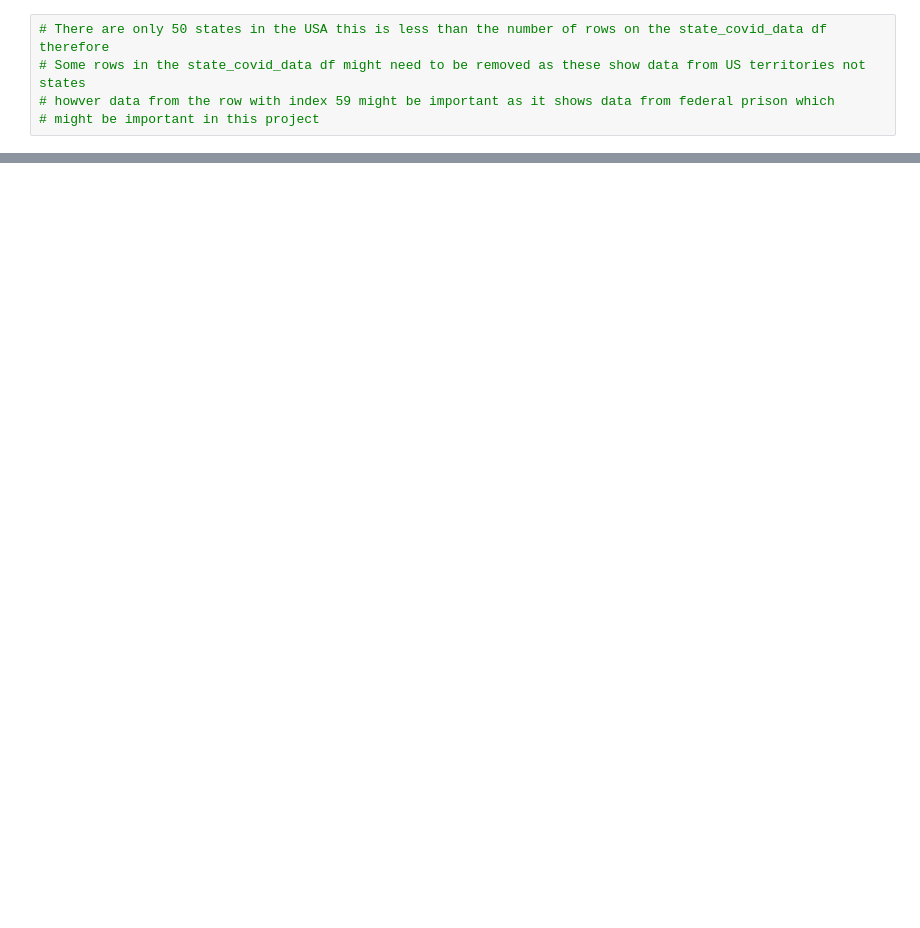
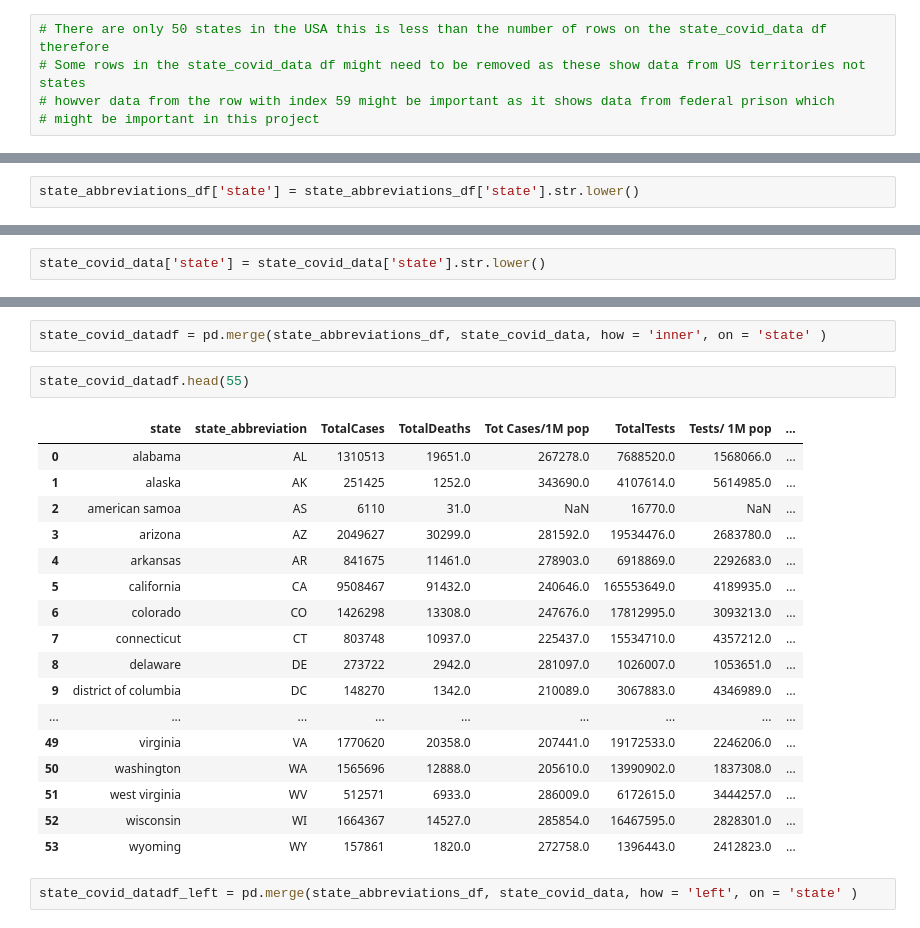
Before and after one commit to dianaagustinaf/covid-in-US-prisons, a Jupyter notebook: data_from_web.ipynb, the cells around one changed output, grey strips where cells are left out. Drawn from its saved outputs; the diff is of its cells as text; blank space fills up the shorter version.

```diff
--- a/data_from_web.ipynb
+++ b/data_from_web.ipynb
@@ -196,0 +159,2 @@ state_covid_data.head(65)
+# %%
+state_abbreviations_df['state'] = state_abbreviations_df['state'].str.lower()
@@ -196,0 +170,2 @@ state_covid_data.head(65)
+# %%
+state_covid_data['state'] = state_covid_data['state'].str.lower()
@@ -196,0 +181,24 @@ state_covid_data.head(65)
+# %%
+state_covid_datadf = pd.merge(state_abbreviations_df, state_covid_data, how = 'inner', on = 'state' )
+# %%
+state_covid_datadf.head(55)
+# %% [output]
+|  | state | state_abbreviation | TotalCases | TotalDeaths | Tot Cases/1M pop | TotalTests | Tests/ 1M pop | ... |
+| 0 | alabama | AL | 1310513 | 19651.0 | 267278.0 | 7688520.0 | 1568066.0 | ... |
+| 1 | alaska | AK | 251425 | 1252.0 | 343690.0 | 4107614.0 | 5614985.0 | ... |
+| 2 | american samoa | AS | 6110 | 31.0 | NaN | 16770.0 | NaN | ... |
+| 3 | arizona | AZ | 2049627 | 30299.0 | 281592.0 | 19534476.0 | 2683780.0 | ... |
+| 4 | arkansas | AR | 841675 | 11461.0 | 278903.0 | 6918869.0 | 2292683.0 | ... |
+| 5 | california | CA | 9508467 | 91432.0 | 240646.0 | 165553649.0 | 4189935.0 | ... |
+| 6 | colorado | CO | 1426298 | 13308.0 | 247676.0 | 17812995.0 | 3093213.0 | ... |
+| 7 | connecticut | CT | 803748 | 10937.0 | 225437.0 | 15534710.0 | 4357212.0 | ... |
+| 8 | delaware | DE | 273722 | 2942.0 | 281097.0 | 1026007.0 | 1053651.0 | ... |
+| 9 | district of columbia | DC | 148270 | 1342.0 | 210089.0 | 3067883.0 | 4346989.0 | ... |
+| ... | ... | ... | ... | ... | ... | ... | ... | ... |
+| 49 | virginia | VA | 1770620 | 20358.0 | 207441.0 | 19172533.0 | 2246206.0 | ... |
+| 50 | washington | WA | 1565696 | 12888.0 | 205610.0 | 13990902.0 | 1837308.0 | ... |
+| 51 | west virginia | WV | 512571 | 6933.0 | 286009.0 | 6172615.0 | 3444257.0 | ... |
+| 52 | wisconsin | WI | 1664367 | 14527.0 | 285854.0 | 16467595.0 | 2828301.0 | ... |
+| 53 | wyoming | WY | 157861 | 1820.0 | 272758.0 | 1396443.0 | 2412823.0 | ... |
+# %%
+state_covid_datadf_left = pd.merge(state_abbreviations_df, state_covid_data, how = 'left', on = 'state' )
```
Also changed, not shown: parts of 13 cells of this notebook, 1 other file.
